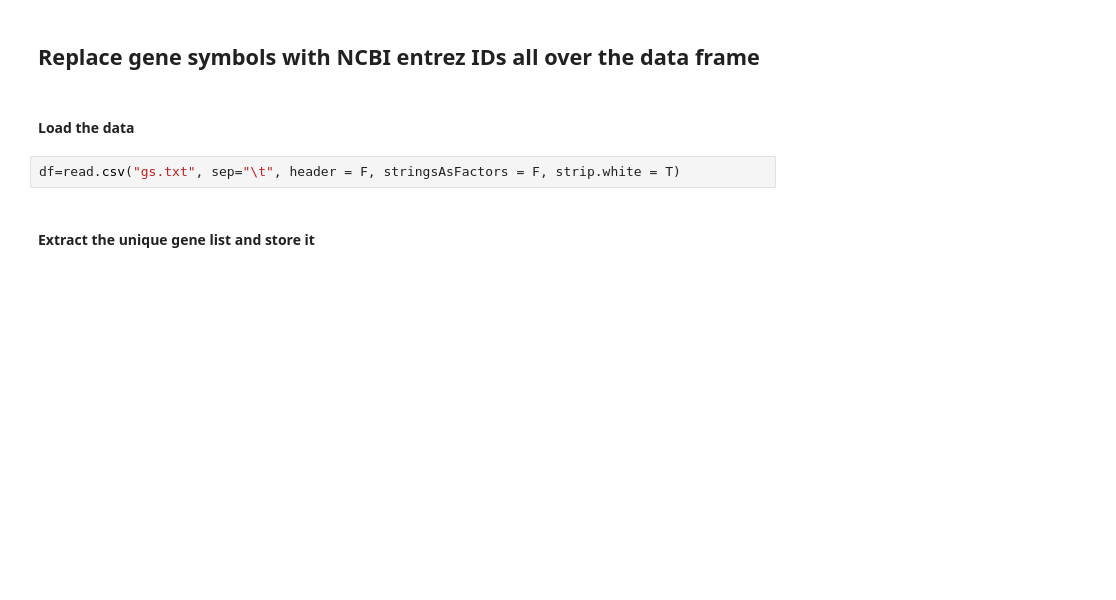
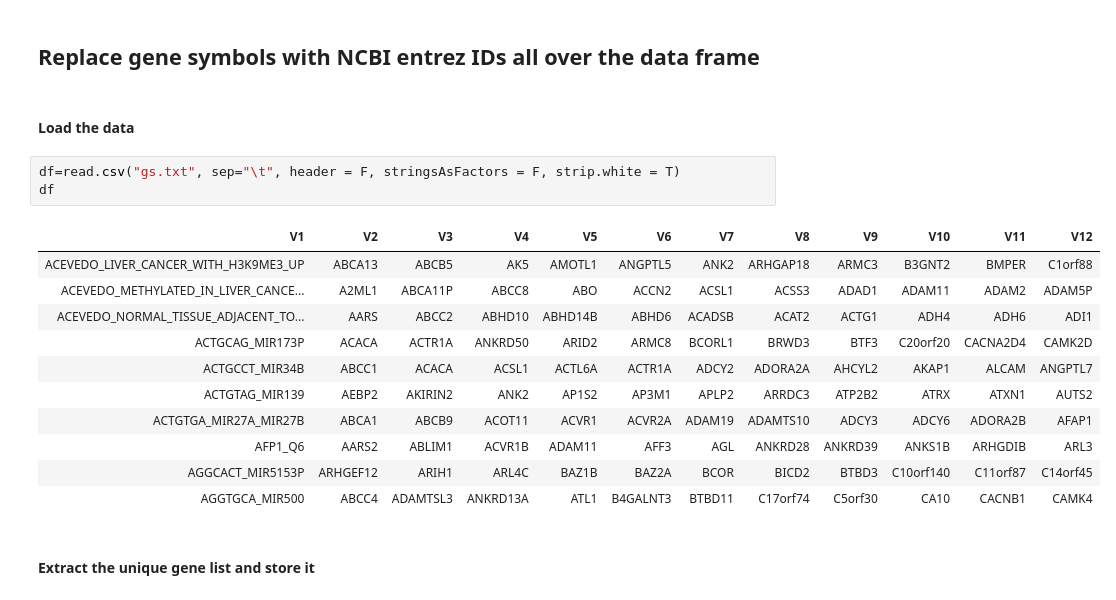
Before and after one commit to svsuresh/rscripts, a Jupyter notebook: Replace_gene_symbols_with_entrez_ids.ipynb, the cells around one changed output. Saved outputs shown, nothing was run; the diff lists cells and outputs as text; blank space fills up the shorter version.

```diff
--- a/Replace_gene_symbols_with_entrez_ids.ipynb
+++ b/Replace_gene_symbols_with_entrez_ids.ipynb
@@ -4,6 +4,19 @@
 #### Load the data
 # %%
 df=read.csv("gs.txt", sep="\t", header = F, stringsAsFactors = F, strip.white = T)
+df
+# %% [output]
+| V1 | V2 | V3 | V4 | V5 | V6 | V7 | V8 | V9 | V10 | V11 | V12 |
+| ACEVEDO_LIVER_CANCER_WITH_H3K9ME3_UP | ABCA13 | ABCB5 | AK5 | AMOTL1 | ANGPTL5 | ANK2 | ARHGAP18 | ARMC3 | B3GNT2 | BMPER | C1orf88 |
+| ACEVEDO_METHYLATED_IN_LIVER_CANCE... | A2ML1 | ABCA11P | ABCC8 | ABO | ACCN2 | ACSL1 | ACSS3 | ADAD1 | ADAM11 | ADAM2 | ADAM5P |
+| ACEVEDO_NORMAL_TISSUE_ADJACENT_TO... | AARS | ABCC2 | ABHD10 | ABHD14B | ABHD6 | ACADSB | ACAT2 | ACTG1 | ADH4 | ADH6 | ADI1 |
+| ACTGCAG_MIR173P | ACACA | ACTR1A | ANKRD50 | ARID2 | ARMC8 | BCORL1 | BRWD3 | BTF3 | C20orf20 | CACNA2D4 | CAMK2D |
+| ACTGCCT_MIR34B | ABCC1 | ACACA | ACSL1 | ACTL6A | ACTR1A | ADCY2 | ADORA2A | AHCYL2 | AKAP1 | ALCAM | ANGPTL7 |
+| ACTGTAG_MIR139 | AEBP2 | AKIRIN2 | ANK2 | AP1S2 | AP3M1 | APLP2 | ARRDC3 | ATP2B2 | ATRX | ATXN1 | AUTS2 |
+| ACTGTGA_MIR27A_MIR27B | ABCA1 | ABCB9 | ACOT11 | ACVR1 | ACVR2A | ADAM19 | ADAMTS10 | ADCY3 | ADCY6 | ADORA2B | AFAP1 |
+| AFP1_Q6 | AARS2 | ABLIM1 | ACVR1B | ADAM11 | AFF3 | AGL | ANKRD28 | ANKRD39 | ANKS1B | ARHGDIB | ARL3 |
+| AGGCACT_MIR5153P | ARHGEF12 | ARIH1 | ARL4C | BAZ1B | BAZ2A | BCOR | BICD2 | BTBD3 | C10orf140 | C11orf87 | C14orf45 |
+| AGGTGCA_MIR500 | ABCC4 | ADAMTSL3 | ANKRD13A | ATL1 | B4GALNT3 | BTBD11 | C17orf74 | C5orf30 | CA10 | CACNB1 | CAMK4 |
 # %% [markdown]
 #### Extract the unique gene list and store it
 # %%
```
